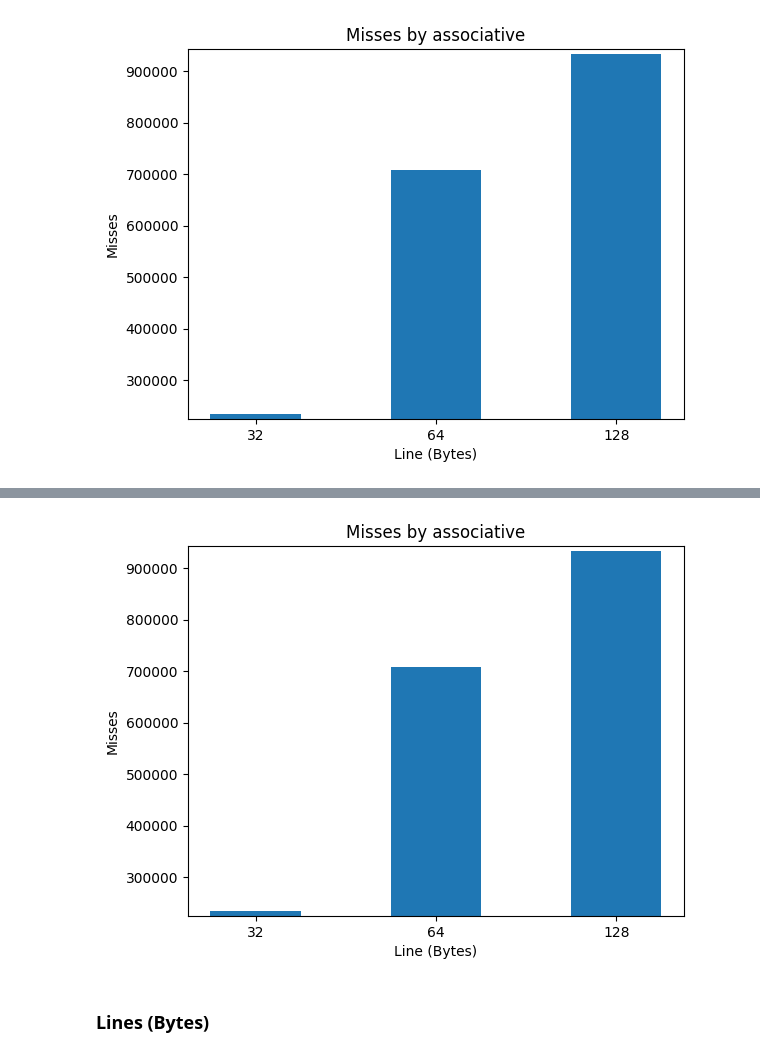
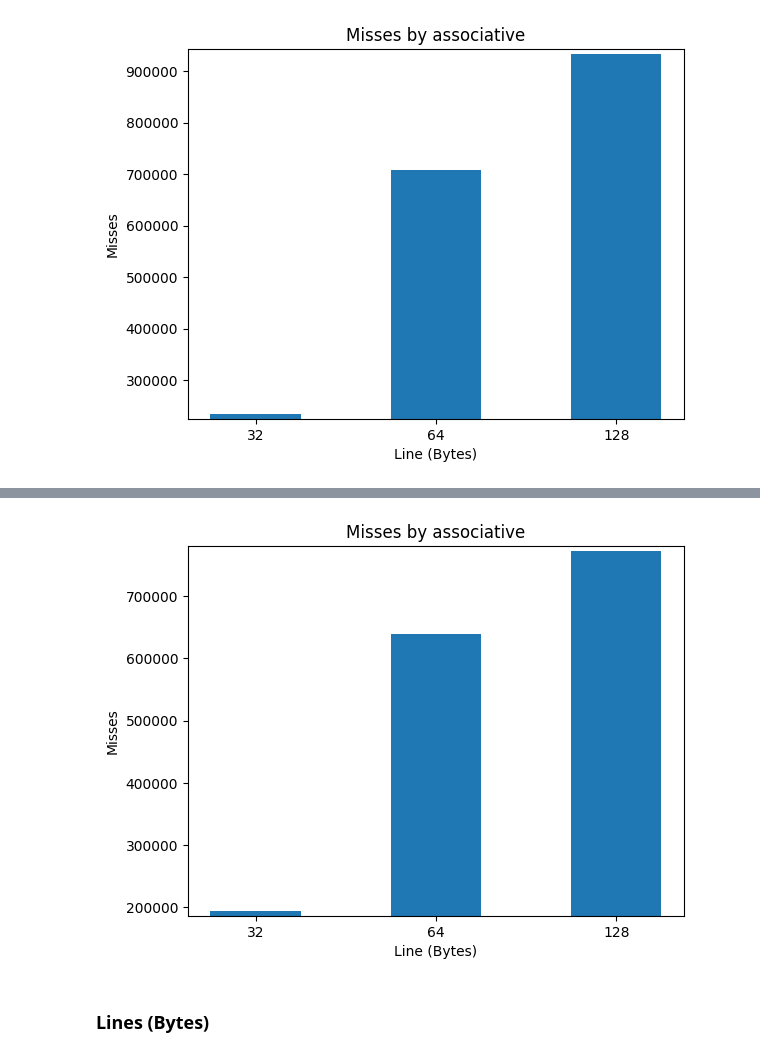
Before and after one commit to jpmedras/inf450_2023-1, a Jupyter notebook: Valgrind_Simulador_de_Cache.ipynb, the cells around one changed output, grey strips where cells are left out. Saved outputs shown, nothing was run; the diff lists cells and outputs as text; code cells hidden in the pictures.

```diff
--- a/Valgrind_Simulador_de_Cache.ipynb
+++ b/Valgrind_Simulador_de_Cache.ipynb
@@ -330,7 +313,7 @@ plt.show()
 import matplotlib.pyplot as plt
 
 x = ['32', '64', '128']
-y = [234323, 708200, 933525]
+y = [194208, 638652, 772674]
 
 # Espessura das barras
 width = 0.5
@@ -489,31 +471,31 @@ plt.show()
 # %%
 #@title Size=90
 import matplotlib.pyplot as plt
 
 associative = ['1', '4', '16']
-misses = [204352, 28622, 28320]
+misses = [164240, 27604, 27489]
 
 # Espessura das barras
 width = 0.5
 
 # Plotar o gráfico de barras
 plt.bar(x, y, width=width)
 
 # Definir rótulos e título
 plt.xlabel('Line (Bytes)')
 plt.ylabel('Misses')
 plt.title('Misses by associative')
 
 # Definir margem para o intervalo de variação dos valores em y
 margin = 0.01 * max(y)
 
 # Definir os limites do eixo y com margem
 plt.ylim(min(y) - margin, max(y) + margin)
 
 # Exibir o gráfico
 plt.show()
 # %% [output]
-[figure, old version]
+[figure, new version]
 # %% [markdown]
 ### Lines (Bytes)
 # %%
```
Also changed, not shown: parts of 29 cells of this notebook.
